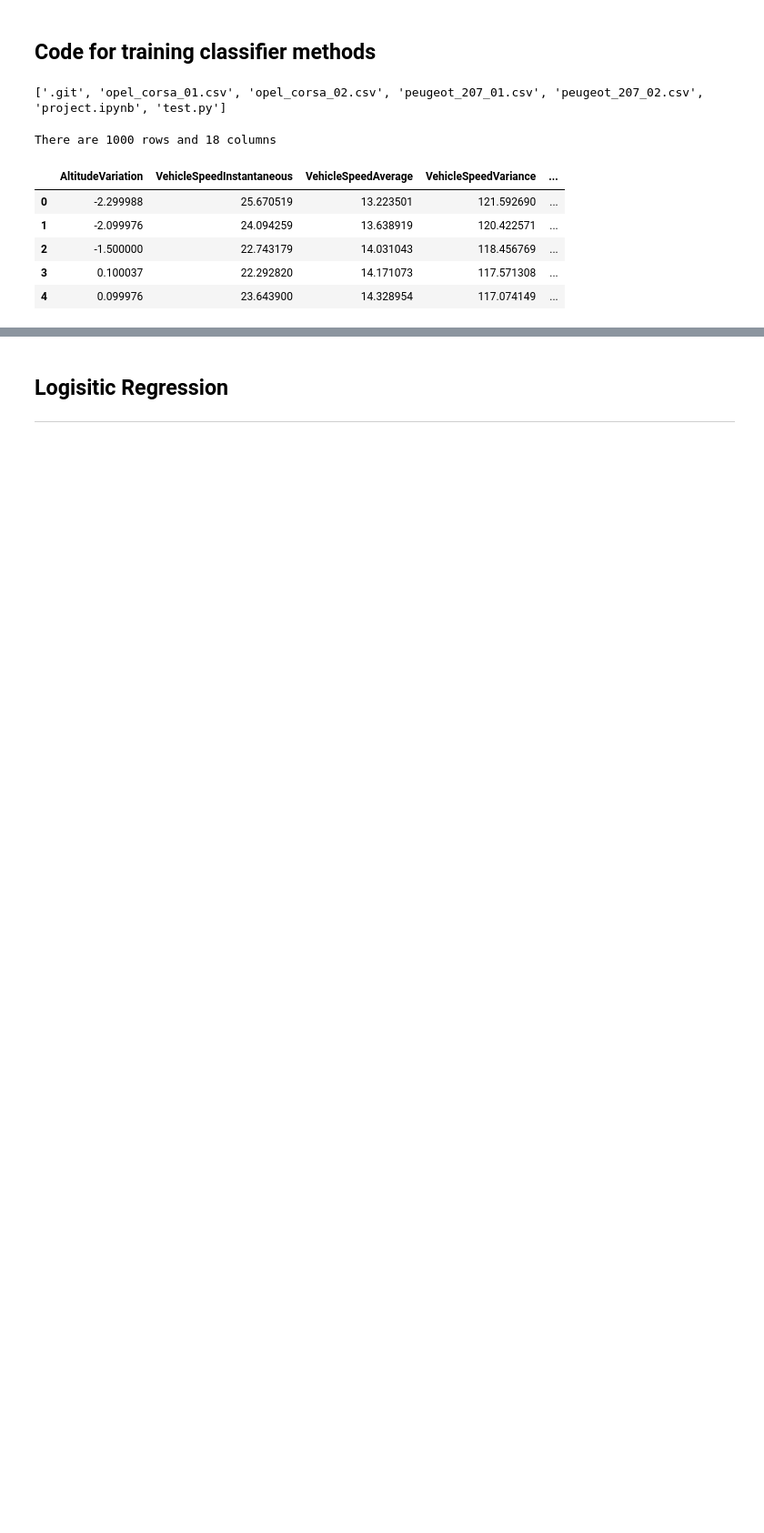
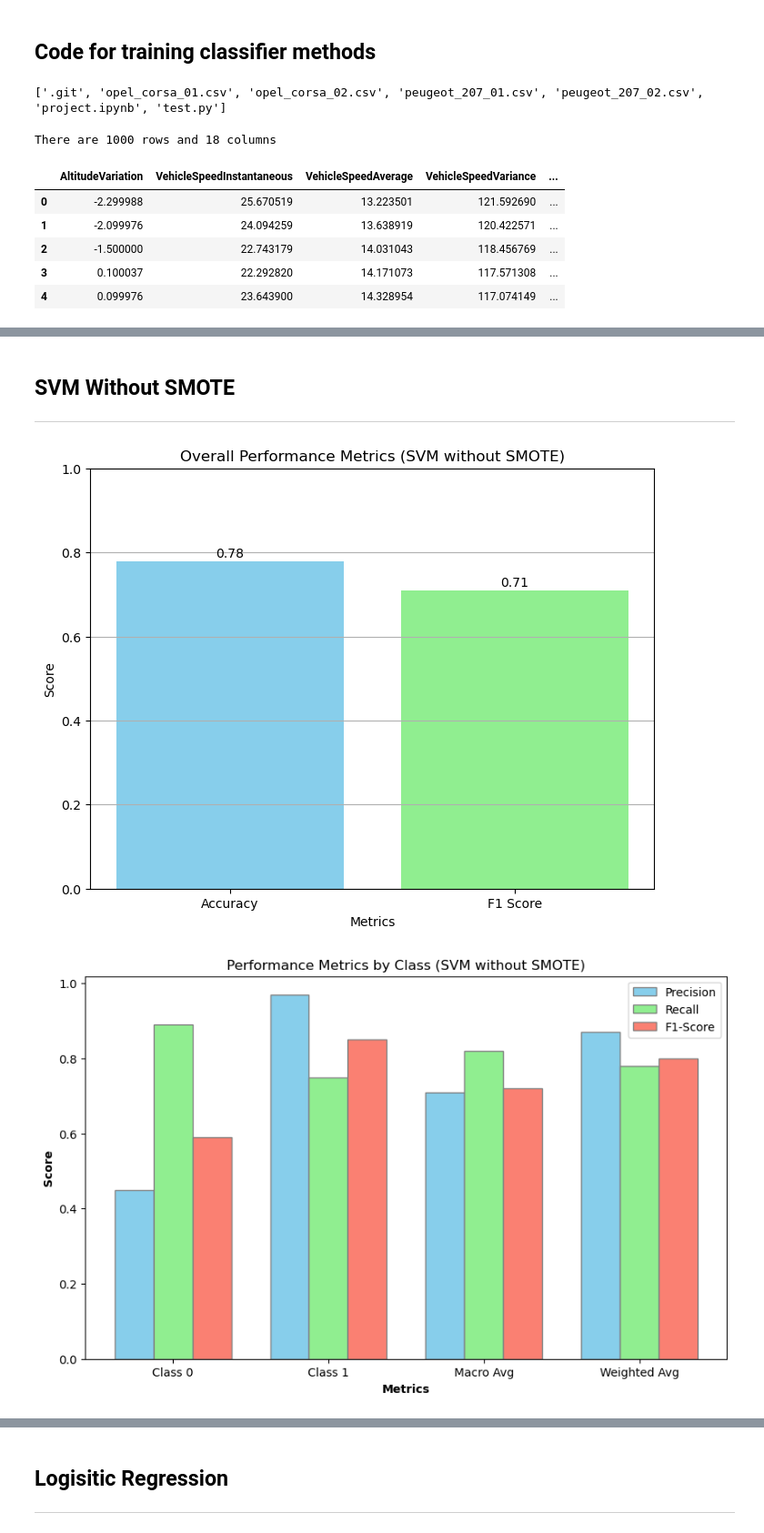
Before and after one commit to PedroFCode/Comparing-Classifier-Methods, a Jupyter notebook: project.ipynb, the cells around one changed output, grey strips where cells are left out. Shown: that part at 91% size. Drawn from its saved outputs; the diff is of its cells as text; code cells hidden in the pictures; blank space fills up the shorter version.

```diff
--- a/project.ipynb
+++ b/project.ipynb
@@ -99 +165,66 @@ There are 1000 rows and 18 columns
+# %% [markdown]
+## SVM Without SMOTE
+
+****
+# %%
+# Values taken from training model in 'test.py'
+# Used only for visualisation
+
+import numpy as np
+import matplotlib.pyplot as plt
+import numpy as np
+import matplotlib.pyplot as plt
+
+# Define the metrics and their values
+metrics = ['Accuracy', 'F1 Score']
+values = [0.7778409090909091, 0.71]
+
+# Create the bar chart
+plt.figure(figsize=(8, 6))
+plt.bar(metrics, values, color=['skyblue', 'lightgreen'])
+plt.title('Overall Performance Metrics (SVM without SMOTE)')
+plt.xlabel('Metrics')
+plt.ylabel('Score')
+plt.ylim(0, 1)  # Set y-axis limit to ensure consistent scaling
+plt.grid(axis='y')
+
+# Add the values on top of the bars
+for i, value in enumerate(values):
+    plt.text(i, value + 0.01, str(round(value, 2)), ha='center')
+
+# Show the plot
+plt.show()
+
+# Define the classes and their corresponding metrics
+classes = ['Class 0', 'Class 1', 'Macro Avg', 'Weighted Avg']
+precision = [0.45, 0.97, 0.71, 0.87]
+recall = [0.89, 0.75, 0.82, 0.78]
+f1_score = [0.59, 0.85, 0.72, 0.80]
+
+# Set the width of the bars
+bar_width = 0.25
+
+# Set the positions of the bars on the x-axis
+r1 = np.arange(len(classes))
+r2 = [x + bar_width for x in r1]
+r3 = [x + bar_width for x in r2]
+
+# Create the grouped bar chart
+plt.figure(figsize=(10, 6))
+plt.bar(r1, precision, color='skyblue', width=bar_width, edgecolor='grey', label='Precision')
+plt.bar(r2, recall, color='lightgreen', width=bar_width, edgecolor='grey', label='Recall')
+plt.bar(r3, f1_score, color='salmon', width=bar_width, edgecolor='grey', label='F1-Score')
+
+# Add labels, title, and legend
+plt.xlabel('Metrics', fontweight='bold')
+plt.xticks([r + bar_width for r in range(len(classes))], classes)
+plt.ylabel('Score', fontweight='bold')
+plt.title('Performance Metrics by Class (SVM without SMOTE)')
+plt.legend()
+
+# Show plot
+plt.show()
+# %% [output]
+[figure, added]
+[figure, added]
 # %% [markdown]
```
Also changed, not shown: parts of 12 cells of this notebook, 2 other files.
